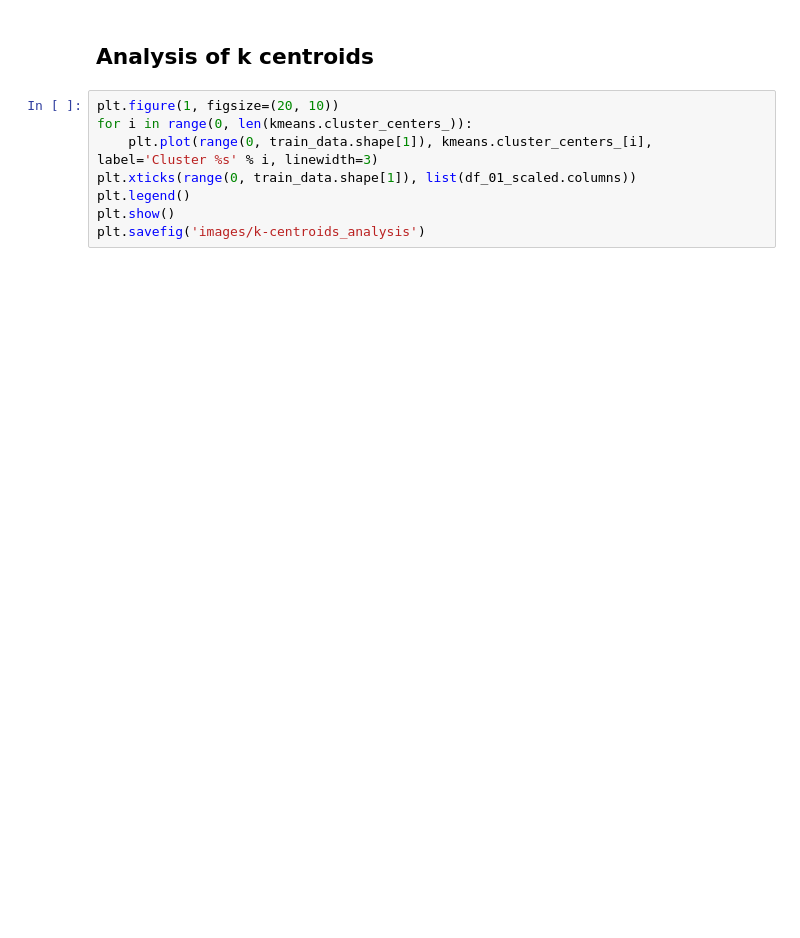
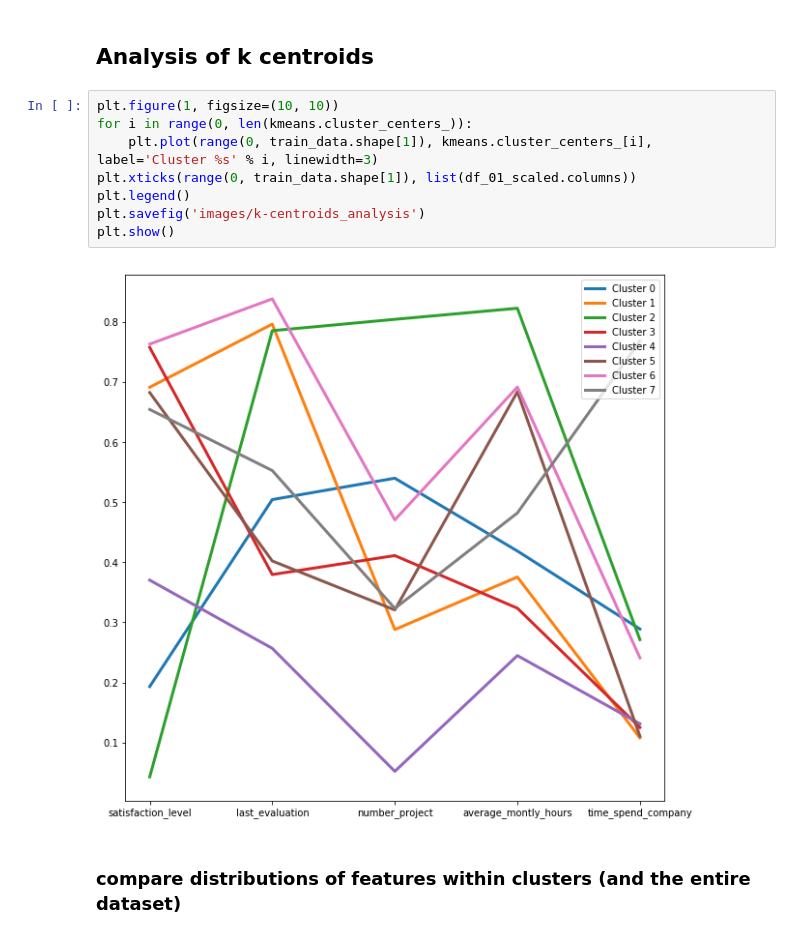
Before and after one commit to noobcode/Data-Mining, a Jupyter notebook: cluster_analysis.ipynb, the cells around one changed output. Drawn from its saved outputs; the diff is of its cells as text; blank space fills up the shorter version.

```diff
--- a/cluster_analysis.ipynb
+++ b/cluster_analysis.ipynb
@@ -86,10 +122,14 @@ plt.savefig('images/pca_kmeans.png')
 # %% [markdown]
 ## Analysis of k centroids
 # %%
-plt.figure(1, figsize=(20, 10))
+plt.figure(1, figsize=(10, 10))
 for i in range(0, len(kmeans.cluster_centers_)):
     plt.plot(range(0, train_data.shape[1]), kmeans.cluster_centers_[i], label='Cluster %s' % i, linewidth=3)
 plt.xticks(range(0, train_data.shape[1]), list(df_01_scaled.columns))
 plt.legend()
+plt.savefig('images/k-centroids_analysis')
 plt.show()
-plt.savefig('images/k-centroids_analysis')
+# %% [output]
+[figure, added]
+# %% [markdown]
+### compare distributions of features within clusters (and the entire dataset)
```
Also changed, not shown: parts of 9 cells of this notebook, 6 other files.
